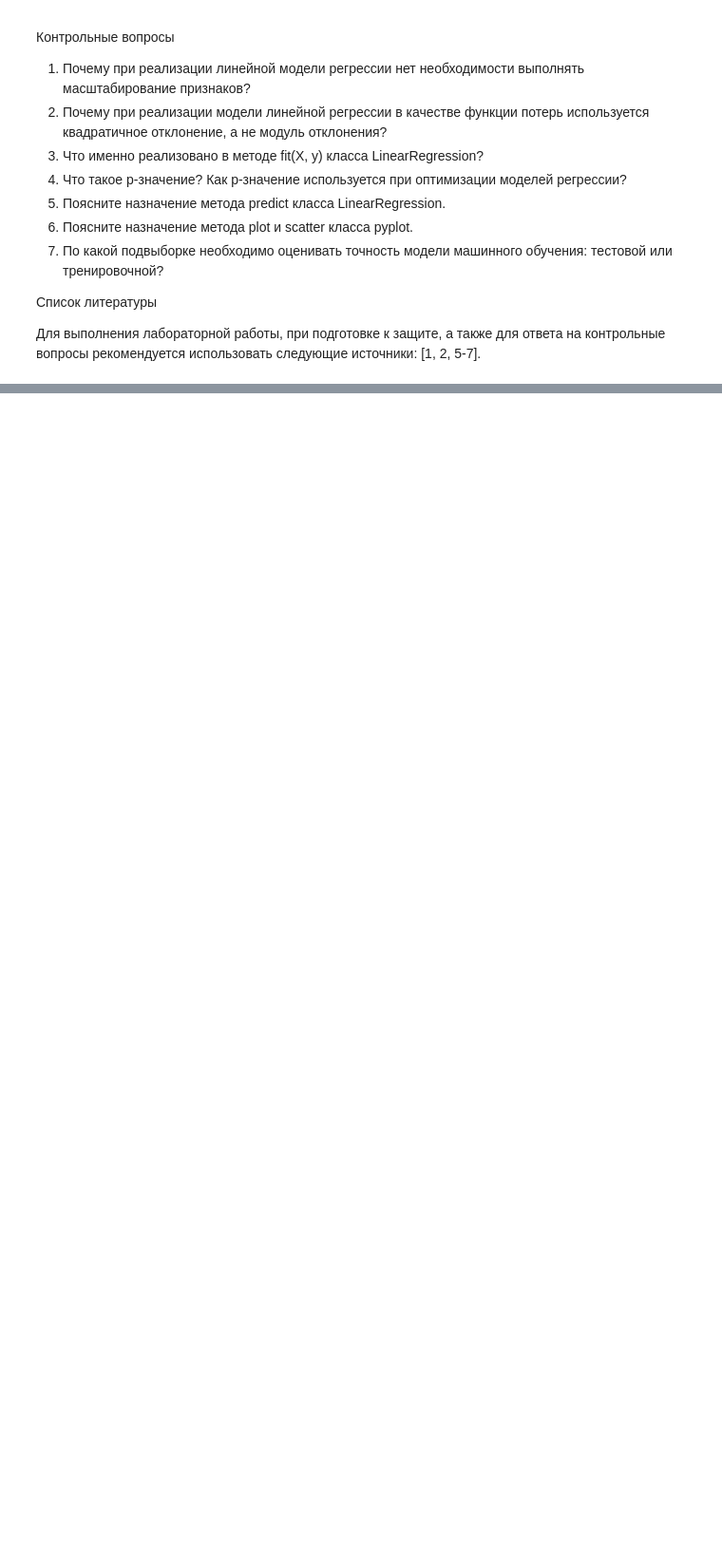
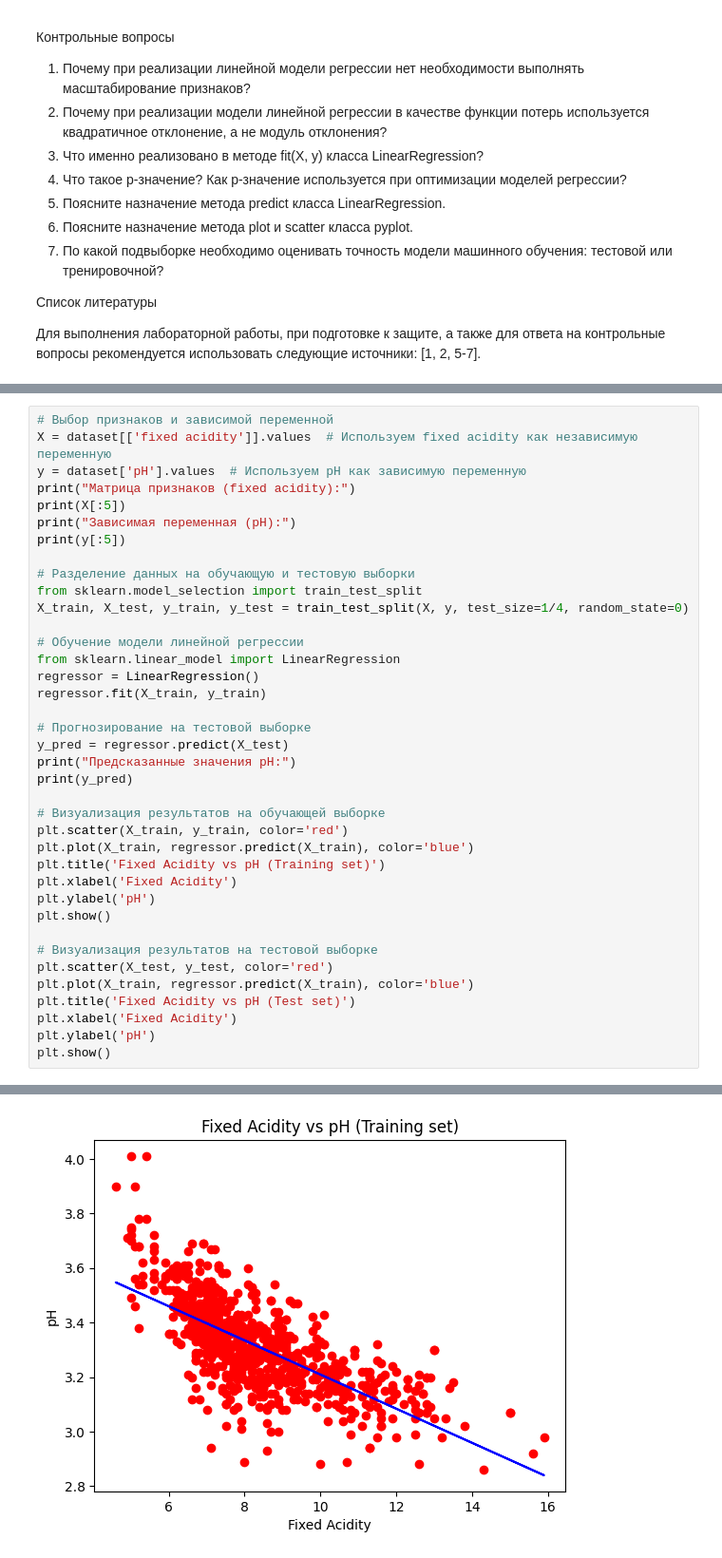
Before and after one commit to b221b/vis43, a Jupyter notebook: исит/Лабораторная 8/lab8_homework.ipynb, the cells around one changed output, grey strips where cells are left out. Shown at 95% size. Drawn from its saved outputs; the diff is of its cells as text; blank space fills up the shorter version.

```diff
--- a/исит/Лабораторная 8/lab8_homework.ipynb
+++ b/исит/Лабораторная 8/lab8_homework.ipynb
@@ -200,0 +164,39 @@ R^2 Score: 0.39956357621233063
+# %%
+# Выбор признаков и зависимой переменной
+X = dataset[['fixed acidity']].values  # Используем fixed acidity как независимую переменную
+y = dataset['pH'].values  # Используем pH как зависимую переменную
+print("Матрица признаков (fixed acidity):")
+print(X[:5])
+print("Зависимая переменная (pH):")
+print(y[:5])
+
+# Разделение данных на обучающую и тестовую выборки
+from sklearn.model_selection import train_test_split
+X_train, X_test, y_train, y_test = train_test_split(X, y, test_size=1/4, random_state=0)
+
+# Обучение модели линейной регрессии
+from sklearn.linear_model import LinearRegression
+regressor = LinearRegression()
+regressor.fit(X_train, y_train)
+
+# Прогнозирование на тестовой выборке
+y_pred = regressor.predict(X_test)
+print("Предсказанные значения pH:")
+print(y_pred)
+
+# Визуализация результатов на обучающей выборке
+plt.scatter(X_train, y_train, color='red')
+plt.plot(X_train, regressor.predict(X_train), color='blue')
+plt.title('Fixed Acidity vs pH (Training set)')
+plt.xlabel('Fixed Acidity')
+plt.ylabel('pH')
+plt.show()
+
+# Визуализация результатов на тестовой выборке
+plt.scatter(X_test, y_test, color='red')
+plt.plot(X_train, regressor.predict(X_train), color='blue')
+plt.title('Fixed Acidity vs pH (Test set)')
+plt.xlabel('Fixed Acidity')
+plt.ylabel('pH')
+plt.show()
+# %% [output]
@@ -200,0 +220 @@ R^2 Score: 0.39956357621233063
+[figure, added]
```
Also changed, not shown: parts of 7 cells of this notebook, 2 other files.
